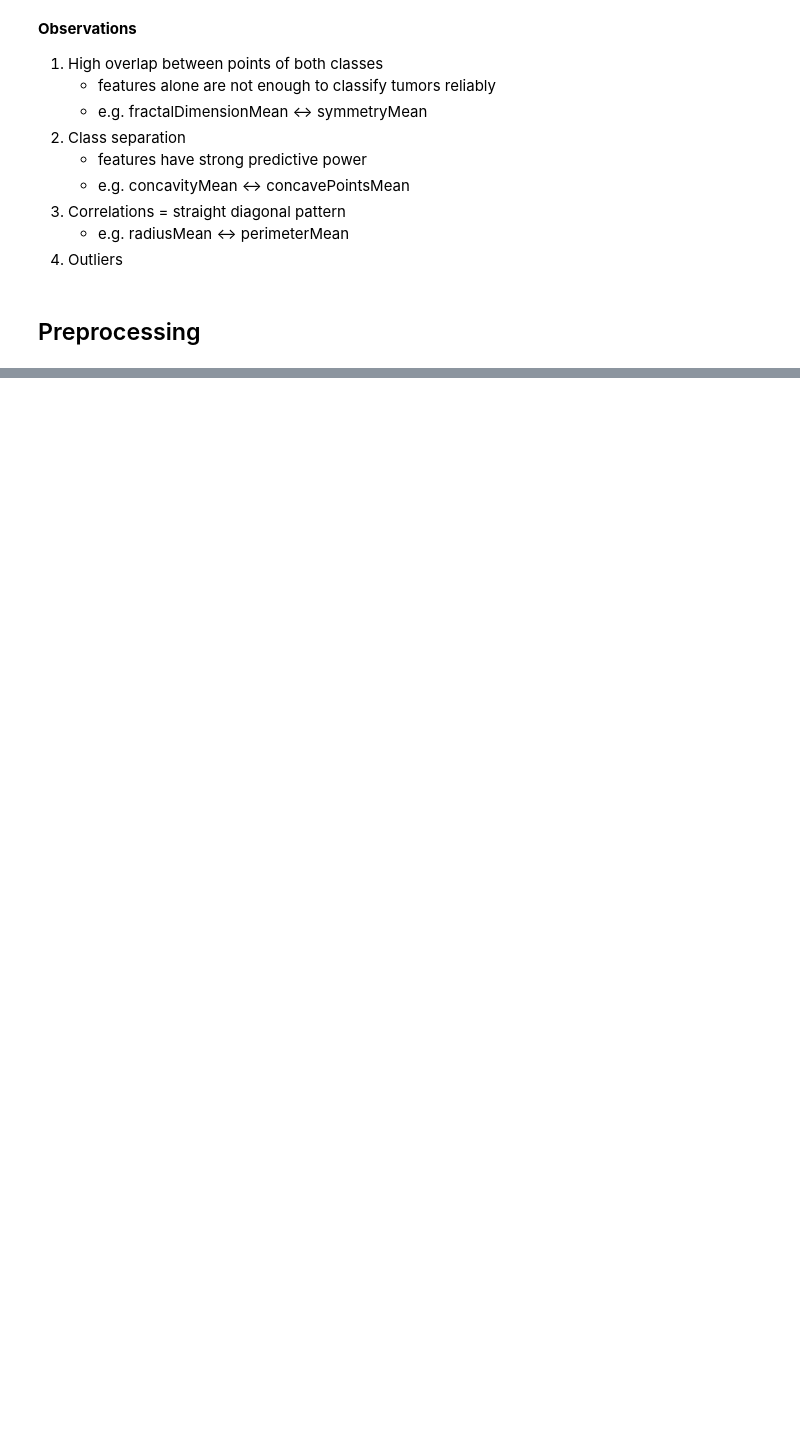
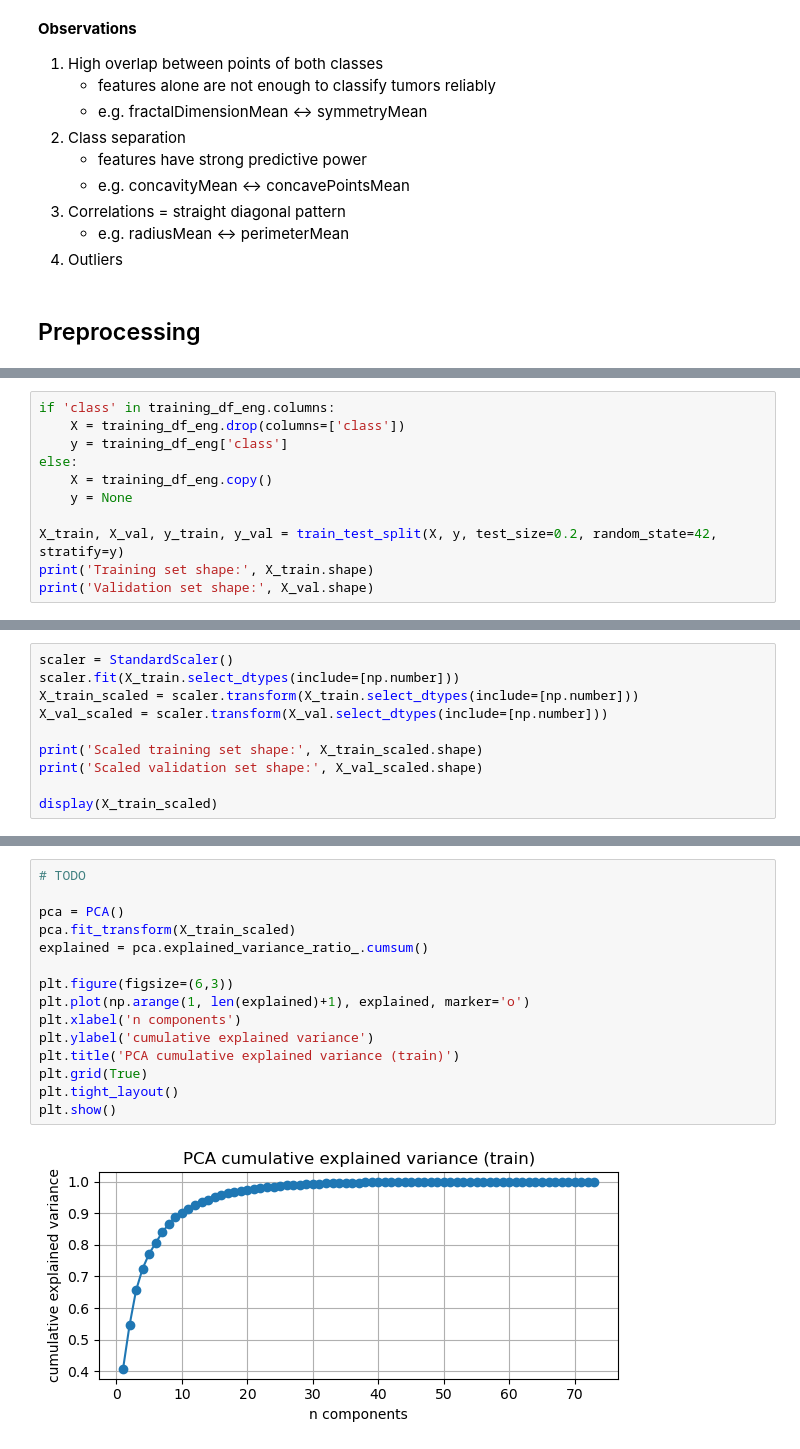
Before and after one commit to AlbertZweistein-2/184.702_MachineLearning, a Jupyter notebook: Ex1/source/Group73_OlsacherPoneschWinkler_BreastCancer.ipynb, the cells around one changed output, grey strips where cells are left out. Saved outputs shown, nothing was run; the diff lists cells and outputs as text; blank space fills up the shorter version.

```diff
--- a/Ex1/source/Group73_OlsacherPoneschWinkler_BreastCancer.ipynb
+++ b/Ex1/source/Group73_OlsacherPoneschWinkler_BreastCancer.ipynb
@@ -263,0 +363,11 @@ print(f"New shape after outlier removal: {BC_training.shape}")
+# %%
+if 'class' in training_df_eng.columns:
+    X = training_df_eng.drop(columns=['class'])
+    y = training_df_eng['class']
+else:
+    X = training_df_eng.copy()
+    y = None
+
+X_train, X_val, y_train, y_val = train_test_split(X, y, test_size=0.2, random_state=42, stratify=y)
+print('Training set shape:', X_train.shape)
+print('Validation set shape:', X_val.shape)
@@ -334,0 +380,10 @@ Name: class, dtype: bool
+# %%
+scaler = StandardScaler()
+scaler.fit(X_train.select_dtypes(include=[np.number]))
+X_train_scaled = scaler.transform(X_train.select_dtypes(include=[np.number]))
+X_val_scaled = scaler.transform(X_val.select_dtypes(include=[np.number]))
+
+print('Scaled training set shape:', X_train_scaled.shape)
+print('Scaled validation set shape:', X_val_scaled.shape)
+
+display(X_train_scaled)
@@ -334,0 +406,17 @@ Name: class, dtype: bool
+# %%
+# TODO
+
+pca = PCA()
+pca.fit_transform(X_train_scaled)
+explained = pca.explained_variance_ratio_.cumsum()
+
+plt.figure(figsize=(6,3))
+plt.plot(np.arange(1, len(explained)+1), explained, marker='o')
+plt.xlabel('n components')
+plt.ylabel('cumulative explained variance')
+plt.title('PCA cumulative explained variance (train)')
+plt.grid(True)
+plt.tight_layout()
+plt.show()
+# %% [output]
+[figure, added]
```
Also changed, not shown: parts of 56 cells of this notebook.
